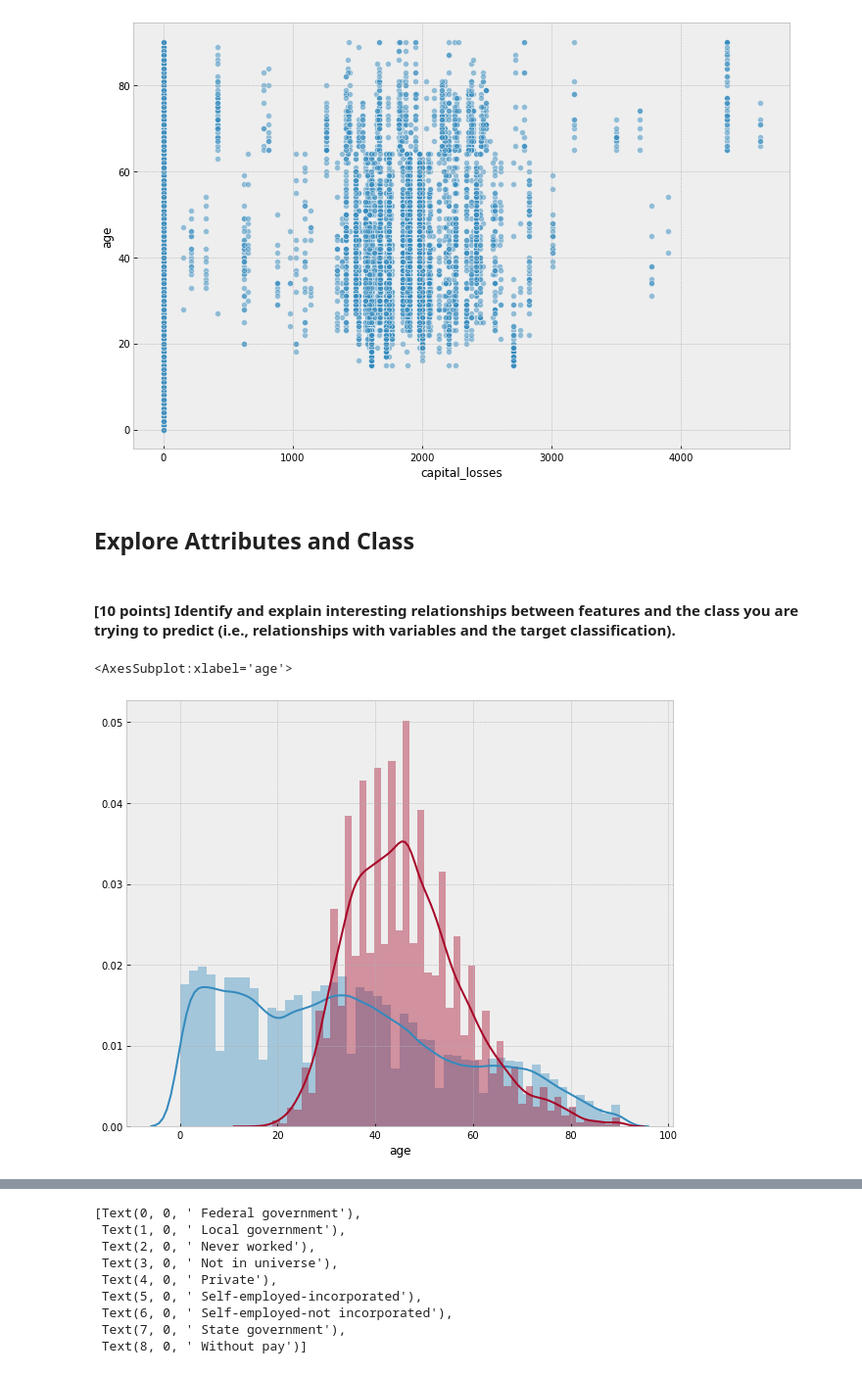
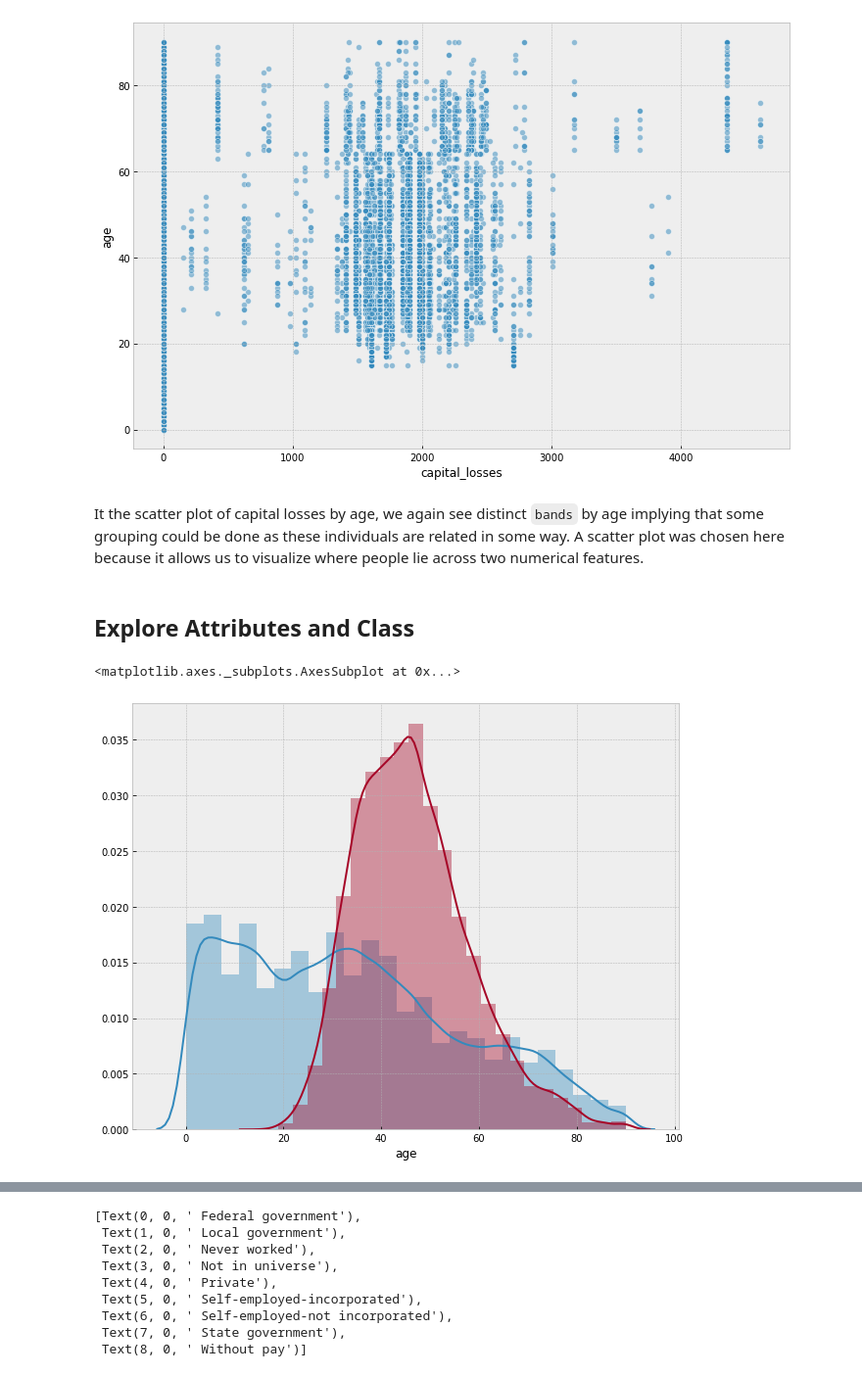
Before and after one commit to mcgrupp2/DS7331_termProject, a Jupyter notebook: Lab 1 - Visualization and Data Pre-Processing.ipynb, the cells around one changed output, grey strips where cells are left out. Shown at 98% size. Cells and saved outputs as stored; diff of their text form; code cells hidden in the pictures.

```diff
--- a/roughDraftOutline.ipynb
+++ b/Lab 1 - Visualization and Data Pre-Processing.ipynb
@@ -130,8 +140,8 @@ header_names = [
     'income_50k',
 ]
 # %%
-df = pd.read_csv('./input/census-income.data.csv', header=None, names=header_names)
-df_test = pd.read_csv('./input/census-income.test.csv', header=None, names=header_names)
+df = pd.read_csv('/Users/password1234/Documents/Machine Learning/census-income.data.csv', header=None, names=header_names)
+df_test = pd.read_csv('/Users/password1234/Documents/Machine Learning/census-income.test.csv', header=None, names=header_names)
 df = pd.concat([df,df_test]) ## the test file is also labelled so they can be merged
 df.drop(columns=['instance_weight']) ## not used for our analysis
 # %% [output]
@@ -455,15 +502,15 @@ sns.scatterplot(data=df, x="capital_losses", y="age", alpha=.5)
 # %% [output]
 <AxesSubplot:xlabel='capital_losses', ylabel='age'>
 [figure]
+# %% [markdown]
+It the scatter plot of capital losses by age, we again see distinct `bands` by age implying that some grouping could be done as these individuals are related in some way. A scatter plot was chosen here because it allows us to visualize where people lie across two numerical features.
 # %% [markdown]
 ## Explore Attributes and Class
-# %% [markdown]
-#### [10 points] Identify and explain interesting relationships between features and the class you are trying to predict (i.e., relationships with variables and the target classification).
 # %%
 ## Overlapping densities
 plt.figure(figsize=(10, 8))
-sns.distplot(df.loc[df['income_50k'] == ' - 50000.']['age'])
-sns.distplot(df.loc[df['income_50k'] != ' - 50000.']['age'])
+sns.distplot(df.loc[df['income_50k'] == ' - 50000.']['age'], bins = 25)
+sns.distplot(df.loc[df['income_50k'] != ' - 50000.']['age'], bins = 25)
 # %% [output]
-<AxesSubplot:xlabel='age'>
+<matplotlib.axes._subplots.AxesSubplot at 0x...>
-[figure, old version]
+[figure, new version]
```
Also changed, not shown: parts of 35 cells of this notebook.
